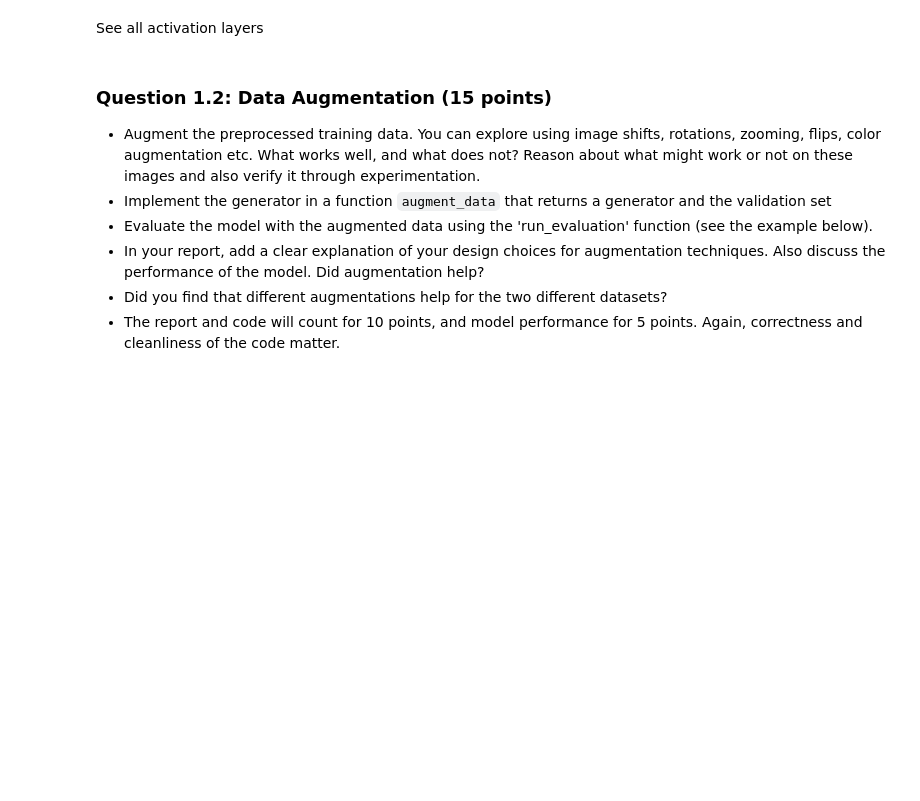
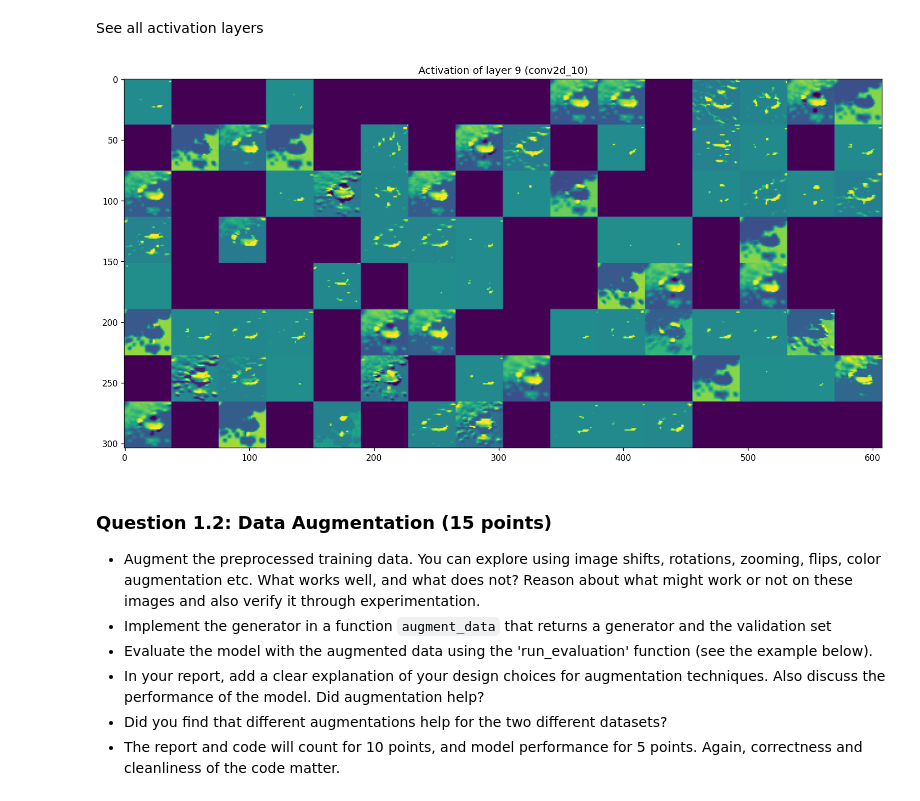
Before and after one commit to levyvankempen/DE2022, a Jupyter notebook: Assignment2.ipynb, the cells around one changed output. Cells and saved outputs as stored; diff of their text form; code cells hidden in the pictures; blank space fills up the shorter version.

```diff
--- a/Assignment2.ipynb
+++ b/Assignment2.ipynb
@@ -667,4 +690,6 @@ def plot_activations(layer_index, activations):
 
     plt.show()
 # %%
-plot_activations(7, activations);
+plot_activations(8, activations);
+# %% [output]
+[figure, added]
```
Also changed, not shown: parts of 15 cells of this notebook.
